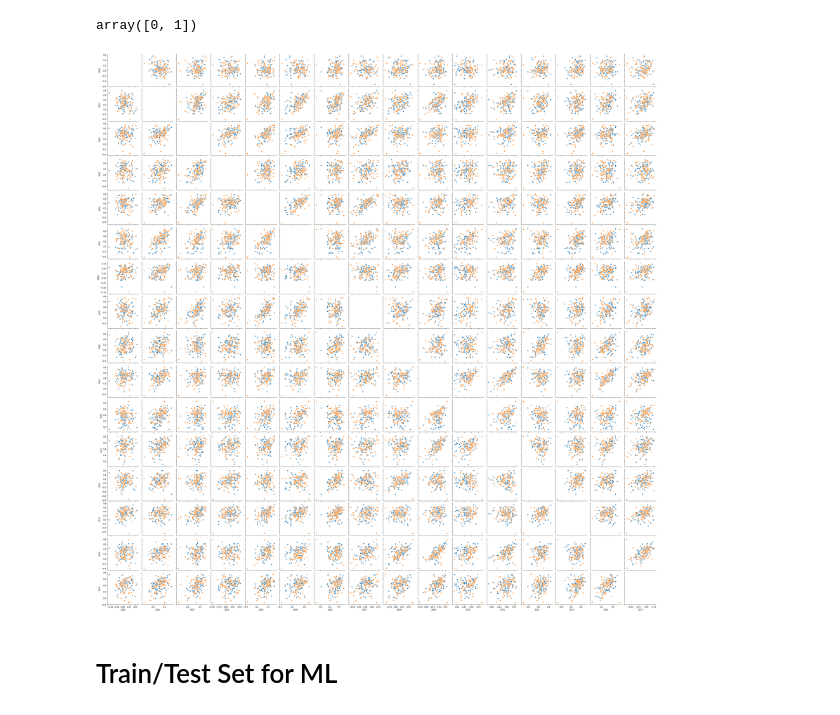
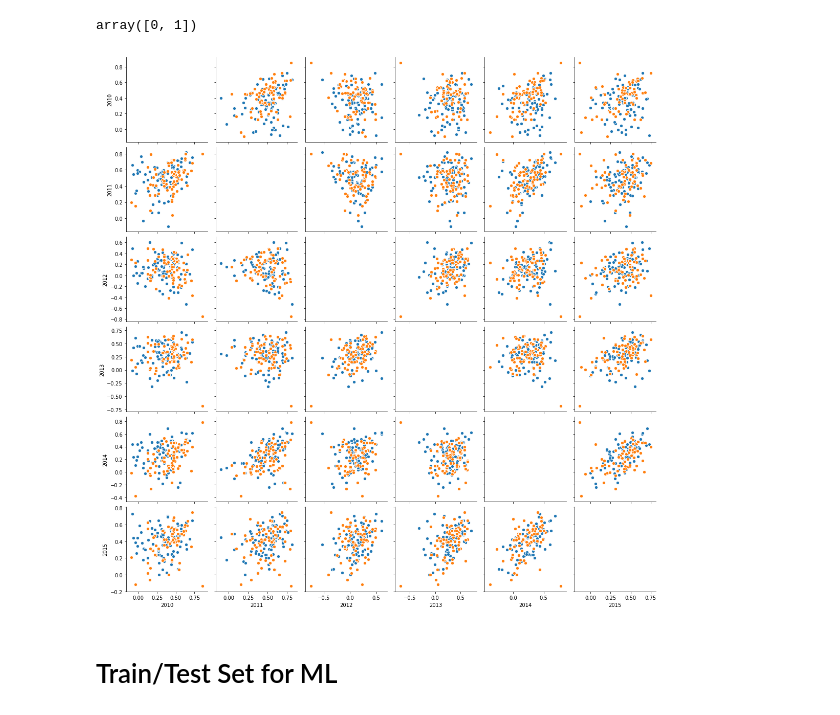
Before and after one commit to brainhack-school2020/tjays7_fmri, a Jupyter notebook: gender_fmri.ipynb, the cells around one changed output. Drawn from its saved outputs; the diff is of its cells as text; code cells hidden in the pictures.

```diff
--- a/gender_fmri.ipynb
+++ b/gender_fmri.ipynb
@@ -326,11 +305,11 @@ df_combined.Gender.unique()
 array([0, 1])
 # %%
 # Grid Plot or matrix plot
-g = sns.PairGrid(df_combined.iloc[:,2000:2017], hue="Gender")
+g = sns.PairGrid(df_combined.iloc[:,2010:2017], hue="Gender")
 #g = g.map_diag(plt.hist, edgecolor="w") # histogram on diagonals
 g = g.map_offdiag(plt.scatter, edgecolor="w", s=40) #off diagonals will be scatter plots; s=40 telling the size of grid
 plt.show()
 # %% [output]
-[figure, old version]
+[figure, new version]
 # %% [markdown]
 # Train/Test Set for ML
```
Also changed, not shown: parts of 34 cells of this notebook.
